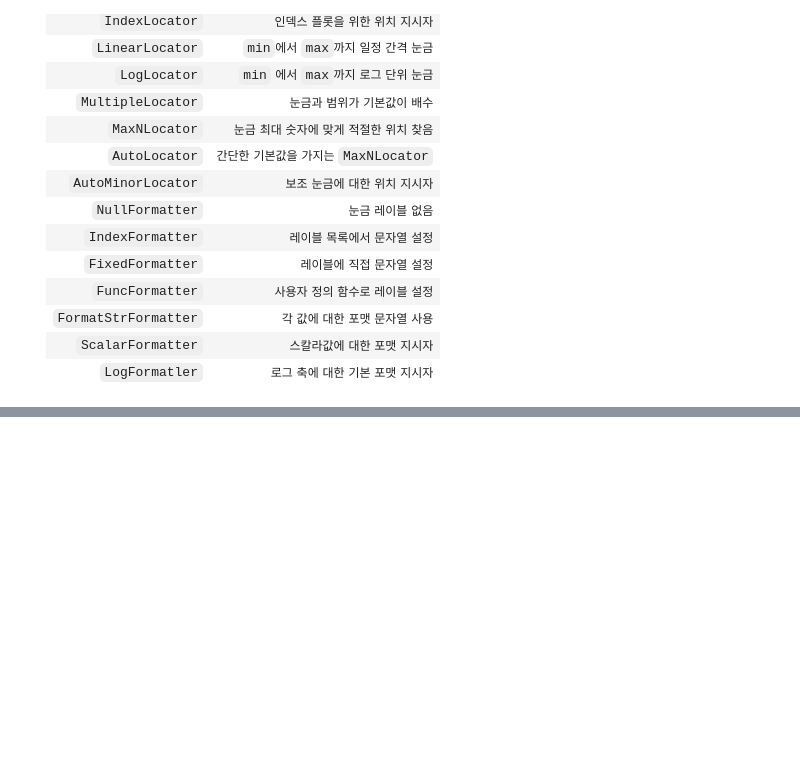
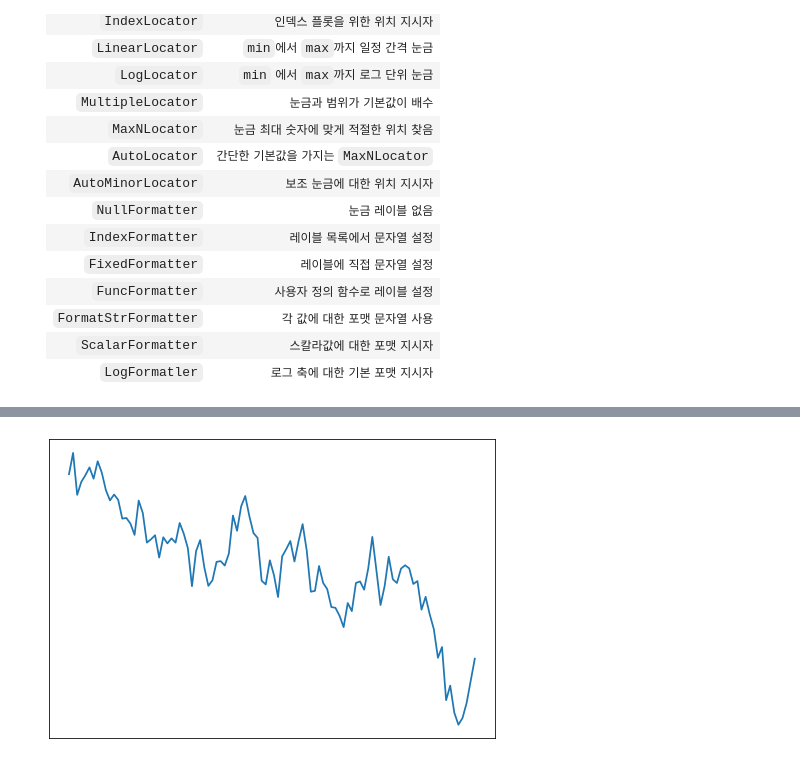
Before and after one commit to unknown-jun/Data-Visualization, a Jupyter notebook: matplotlib/Matplotlib_Lecture.ipynb, the cells around one changed output, grey strips where cells are left out. Drawn from its saved outputs; the diff is of its cells as text; code cells hidden in the pictures; blank space fills up the shorter version.

```diff
--- a/matplotlib/Matplotlib_Lecture.ipynb
+++ b/matplotlib/Matplotlib_Lecture.ipynb
@@ -423,0 +426,8 @@ plt.annotate("incorrect value", (40, 30), xytext=(50, 40), arrowprops=dict(arrow
+# %%
+ax = plt.axes()
+ax.plot(np.random.randn(100).cumsum())
+
+ax.yaxis.set_major_locator(plt.NullLocator())
+ax.xaxis.set_major_locator(plt.NullLocator());
+# %% [output]
+[figure, added]
```
Also changed, not shown: parts of 46 cells of this notebook.
